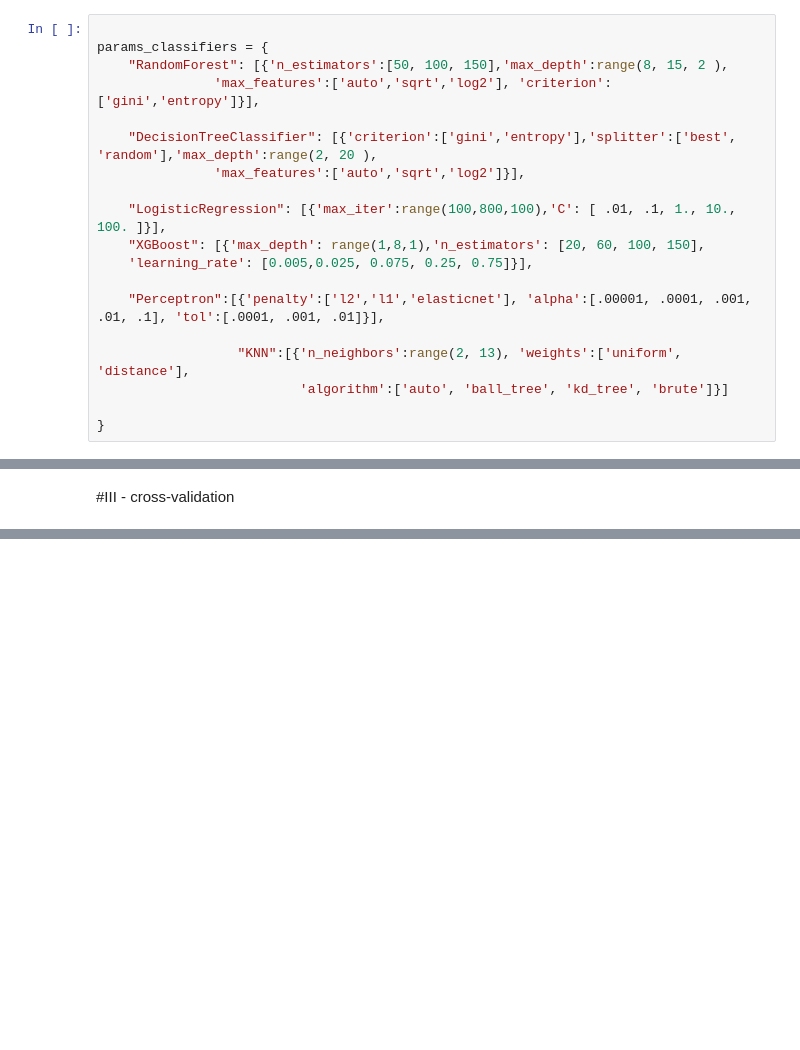
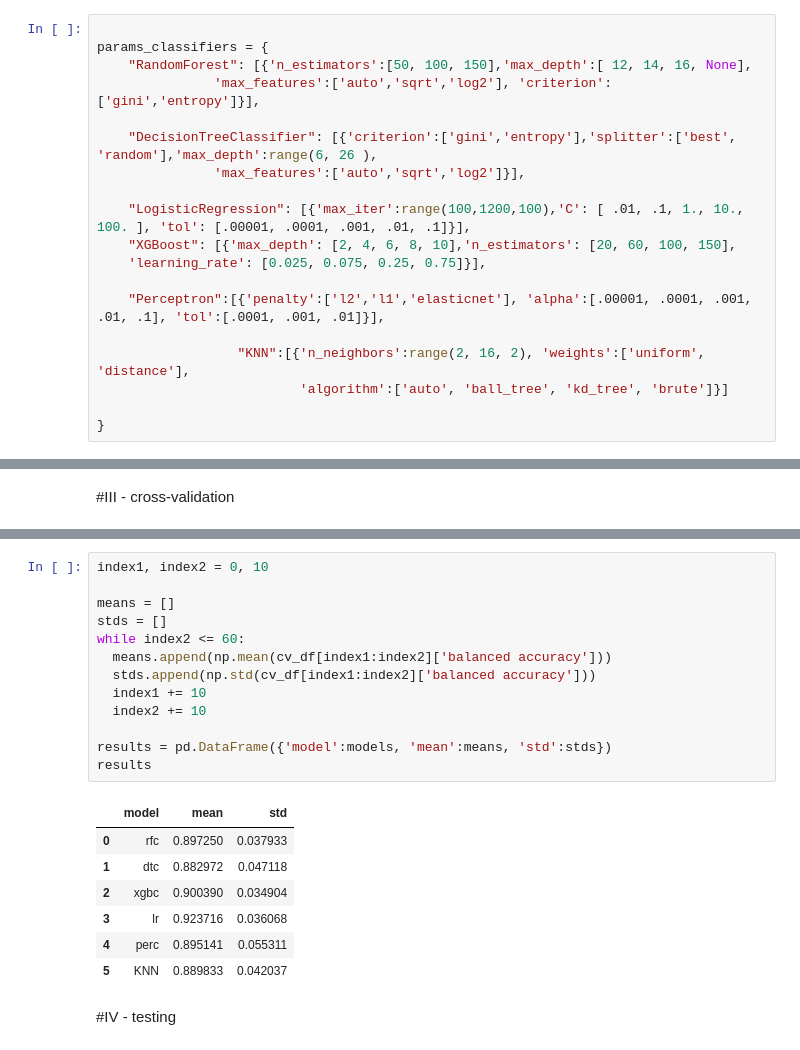
Before and after one commit to lugonthier/credit_card_fraud_detection, a Jupyter notebook: model_building_V3.ipynb, the cells around one changed output, grey strips where cells are left out. Saved outputs shown, nothing was run; the diff lists cells and outputs as text; blank space fills up the shorter version.

```diff
--- a/model_building_V3.ipynb
+++ b/model_building_V3.ipynb
@@ -139,19 +148,19 @@ from sklearn.model_selection import GridSearchCV
 # %%
 
 params_classifiers = {
-    "RandomForest": [{'n_estimators':[50, 100, 150],'max_depth':range(8, 15, 2 ),
+    "RandomForest": [{'n_estimators':[50, 100, 150],'max_depth':[ 12, 14, 16, None],
                'max_features':['auto','sqrt','log2'], 'criterion':['gini','entropy']}],
 
-    "DecisionTreeClassifier": [{'criterion':['gini','entropy'],'splitter':['best', 'random'],'max_depth':range(2, 20 ),
+    "DecisionTreeClassifier": [{'criterion':['gini','entropy'],'splitter':['best', 'random'],'max_depth':range(6, 26 ),
                'max_features':['auto','sqrt','log2']}],
 
-    "LogisticRegression": [{'max_iter':range(100,800,100),'C': [ .01, .1, 1., 10., 100. ]}],
-    "XGBoost": [{'max_depth': range(1,8,1),'n_estimators': [20, 60, 100, 150],
-    'learning_rate': [0.005,0.025, 0.075, 0.25, 0.75]}],
+    "LogisticRegression": [{'max_iter':range(100,1200,100),'C': [ .01, .1, 1., 10., 100. ], 'tol': [.00001, .0001, .001, .01, .1]}],
+    "XGBoost": [{'max_depth': [2, 4, 6, 8, 10],'n_estimators': [20, 60, 100, 150],
+    'learning_rate': [0.025, 0.075, 0.25, 0.75]}],
 
     "Perceptron":[{'penalty':['l2','l1','elasticnet'], 'alpha':[.00001, .0001, .001, .01, .1], 'tol':[.0001, .001, .01]}],
 
-                  "KNN":[{'n_neighbors':range(2, 13), 'weights':['uniform', 'distance'],
+                  "KNN":[{'n_neighbors':range(2, 16, 2), 'weights':['uniform', 'distance'],
                           'algorithm':['auto', 'ball_tree', 'kd_tree', 'brute']}]
 
 }
@@ -296 +266,24 @@ IV - testing
+# %%
+index1, index2 = 0, 10
+
+means = []
+stds = []
+while index2 <= 60:
+  means.append(np.mean(cv_df[index1:index2]['balanced accuracy']))
+  stds.append(np.std(cv_df[index1:index2]['balanced accuracy']))
+  index1 += 10
+  index2 += 10
+
+results = pd.DataFrame({'model':models, 'mean':means, 'std':stds})
+results
+# %% [output]
+|  | model | mean | std |
+| 0 | rfc | 0.897250 | 0.037933 |
+| 1 | dtc | 0.882972 | 0.047118 |
+| 2 | xgbc | 0.900390 | 0.034904 |
+| 3 | lr | 0.923716 | 0.036068 |
+| 4 | perc | 0.895141 | 0.055311 |
+| 5 | KNN | 0.889833 | 0.042037 |
+# %% [markdown]
+#IV - testing
 # %%
```
Also changed, not shown: parts of 12 cells of this notebook.
